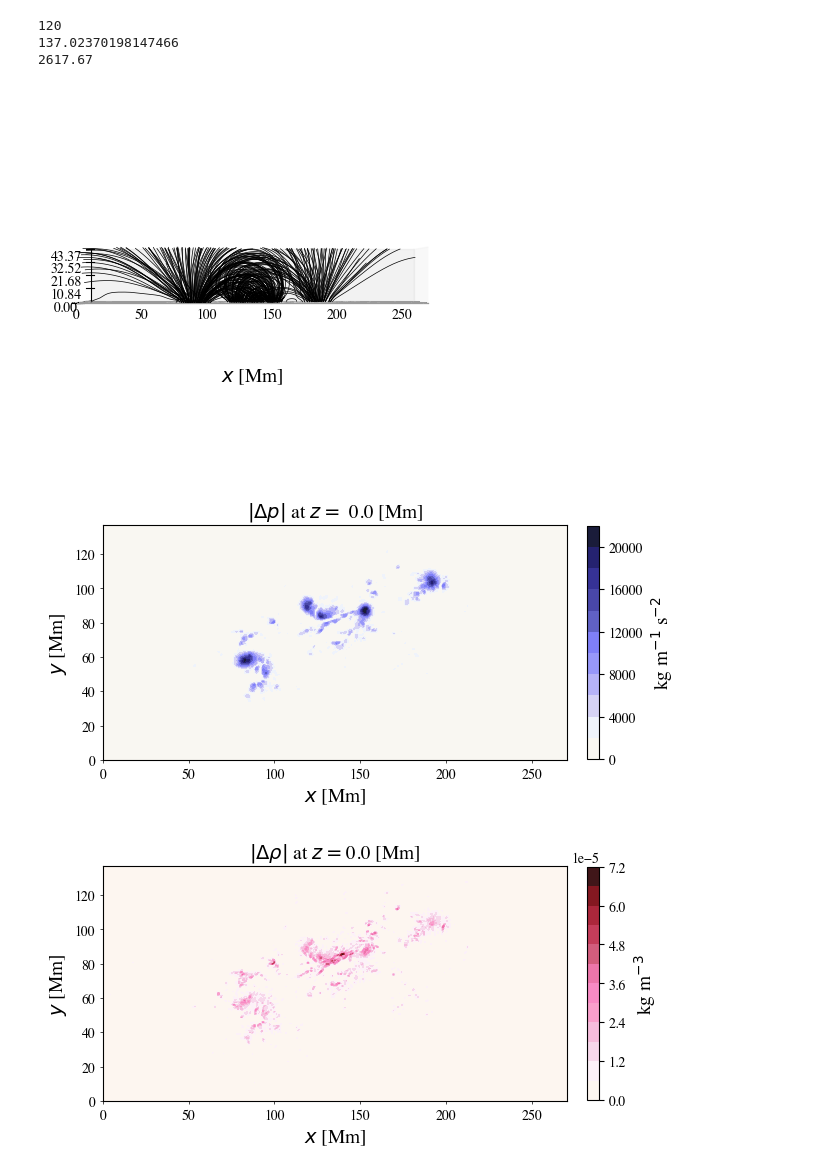
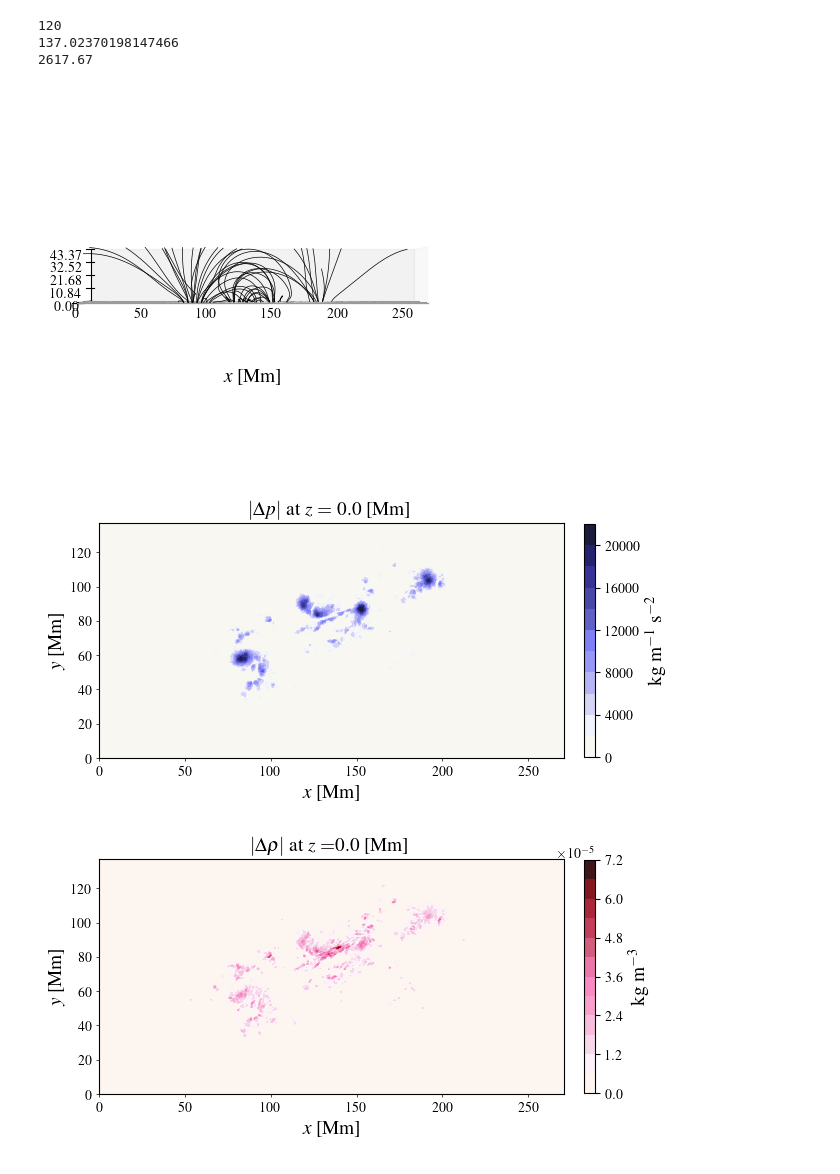
Before and after one commit to LMNadol/MHSXtraPy, a Jupyter notebook: notebooks/paper.ipynb, the cells around one changed output. Drawn from its saved outputs; the diff is of its cells as text; code cells hidden in the pictures.

```diff
--- a/notebooks/paper.ipynb
+++ b/notebooks/paper.ipynb
@@ -42,7 +43,7 @@ config.set("downloads", "timeout", "300")  # 300 seconds
 # sharp_map = Map(file)
 
 sharp_map = Map(
-    "../notebooks/data/hmi.sharp_cea_720s.377.20110215_000000_TAI.Br.fits"
+    "/Users/lilli/Documents/MHSXtraPy/mhsxtrapy/data/hmi.sharp_cea_720s.377.20110215_000000_TAI.Br.fits"
 )
 # %%
 # Extract the active region number from metadata
@@ -132,7 +133,7 @@ x = np.arange(nx, dtype=np.float64) * px
 y = np.arange(ny, dtype=np.float64) * py
 z = np.arange(nz, dtype=np.float64) * pz
 
-sharp_data = Field2dData(
+sharp_data = BoundaryData(
     nx,
     ny,
     nz,
@@ -181,7 +182,7 @@ maximal_a(sharp_data, alpha=0.01, b=1.0)
 # %% [output]
 np.float64(0.4068952491452663)
 # %%
-sharp_extra = calculate_magfield(
+sharp_extra = extrapolate(
     sharp_data,
     alpha=0.01,
     a=0.4,
@@ -199,19 +200,19 @@ print(sharp_extra.bz.max())
 137.02370198147466
 2617.67
 # %%
-plot_magnetogram_3D(sharp_extra, view="side", footpoints="active-regions") # number of field lines needs to be adjusted manually
+plot_field_3d(sharp_extra, view="side", footpoints="active-regions", pixel_stride_x=10, pixel_stride_y=10) # number of field lines needs to be adjusted manually
 # %% [output]
-[figure, old version]
+[figure, new version]
 # %%
 z_plot = 4
 # %%
 plot_dpressure_xy(sharp_extra, z=z_plot)
 # %% [output]
-[figure, old version]
+[figure, new version]
 # %%
 plot_ddensity_xy(sharp_extra, z=z_plot)
 # %% [output]
-[figure, old version]
+[figure, new version]
 # %%
 plot_dpressure_z(sharp_extra)
 # %% [output]
```
Also changed, not shown: parts of 5 cells of this notebook, 21 other files.
